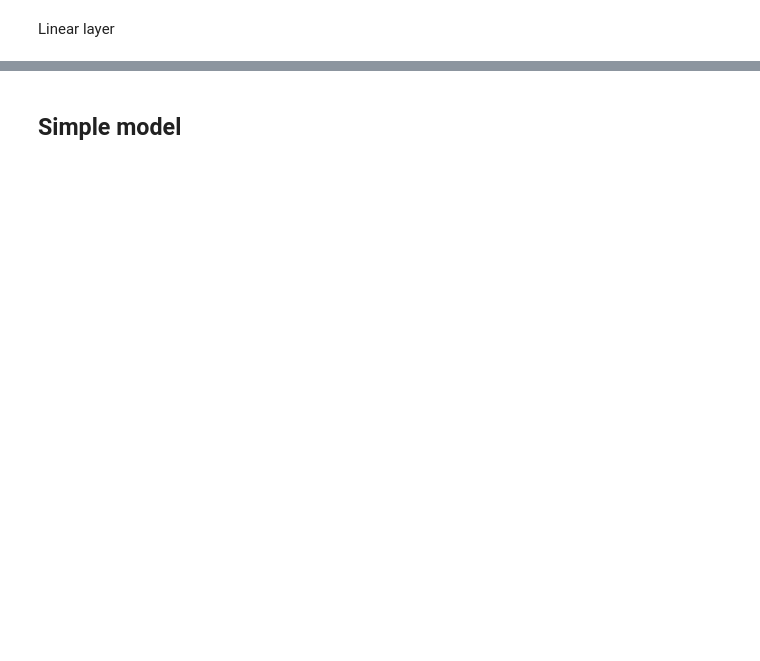
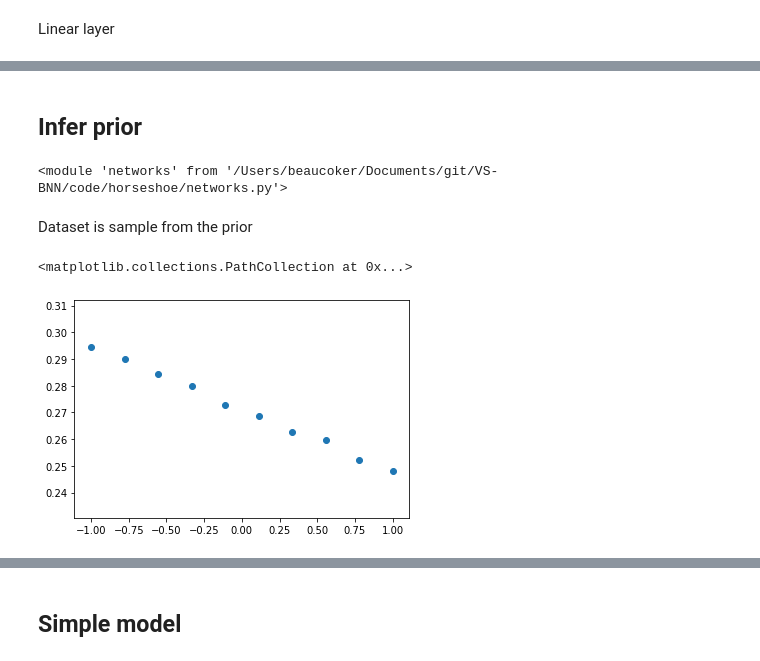
Before and after one commit to IrisTeng/VS-BNN, a Jupyter notebook: code/horseshoe/test_horseshoe.ipynb, the cells around one changed output, grey strips where cells are left out. Saved outputs shown, nothing was run; the diff lists cells and outputs as text; code cells hidden in the pictures; blank space fills up the shorter version.

```diff
--- a/code/horseshoe/test_horseshoe.ipynb
+++ b/code/horseshoe/test_horseshoe.ipynb
@@ -69,2 +92,26 @@ tensor([[-0.1163],
 # %%
 l.init_parameters()
+# %% [markdown]
+## Infer prior
+# %%
+importlib.reload(layers)
+importlib.reload(util)
+importlib.reload(networks)
+# %% [output]
+<module 'networks' from '/Users/beaucoker/Documents/git/VS-BNN/code/horseshoe/networks.py'>
+# %% [markdown]
+Dataset is sample from the prior
+# %%
+model = networks.RffHs(1, 1, dim_hidden=50, sig2_inv=1/.1)
+# %%
+n_obs = 10
+sig2 = .001
+
+torch.manual_seed(1)
+model.init_parameters()
+x = torch.linspace(-1,1, n_obs).reshape(-1,1)
+y = model.forward(x, sample=False).detach() + sig2*torch.randn(n_obs).reshape(-1,1)
+plt.scatter(x.numpy(), y.numpy())
+# %% [output]
+<matplotlib.collections.PathCollection at 0x...>
+[figure, added]
```
Also changed, not shown: parts of 40 cells of this notebook, 3 other files.
